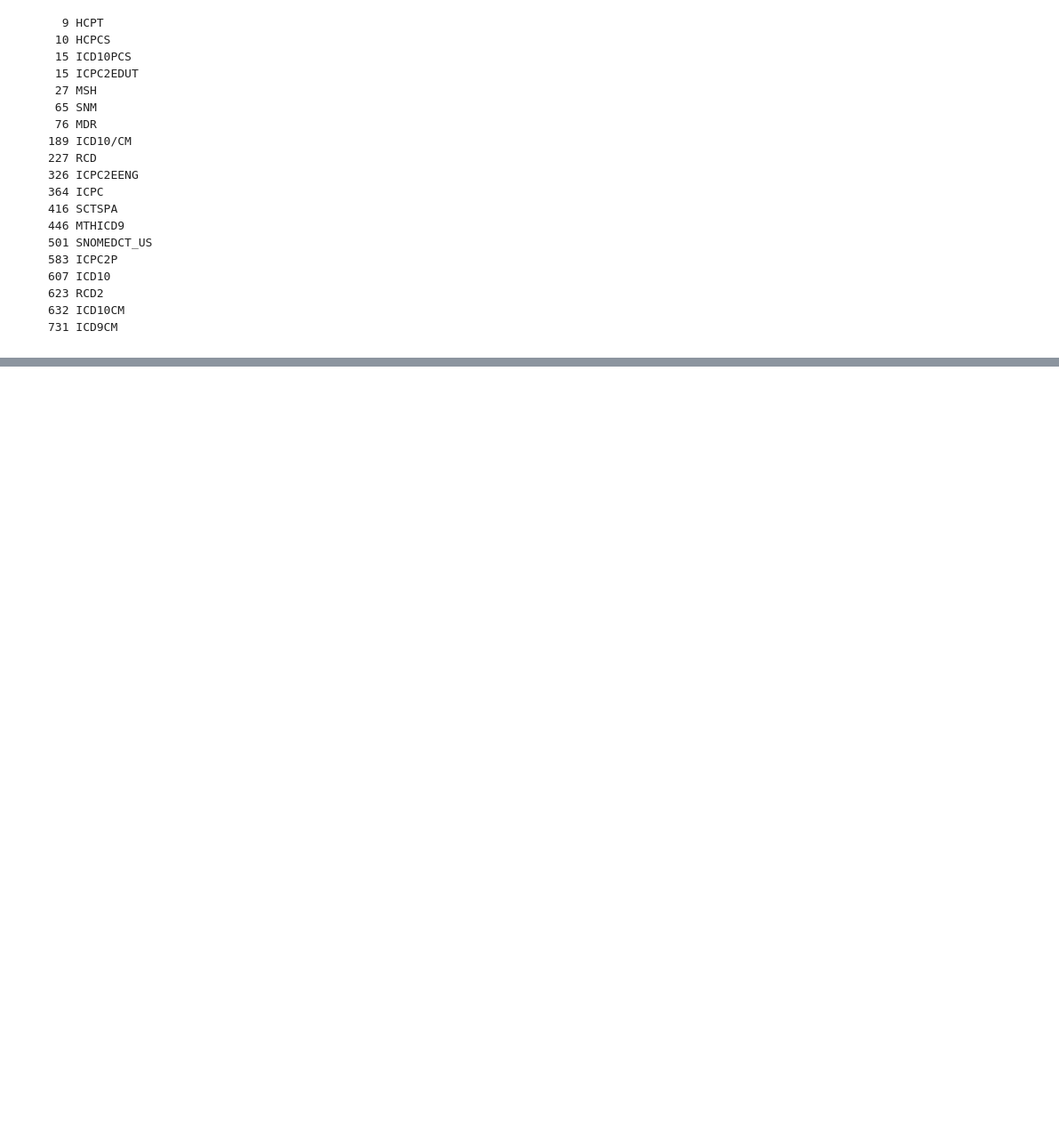
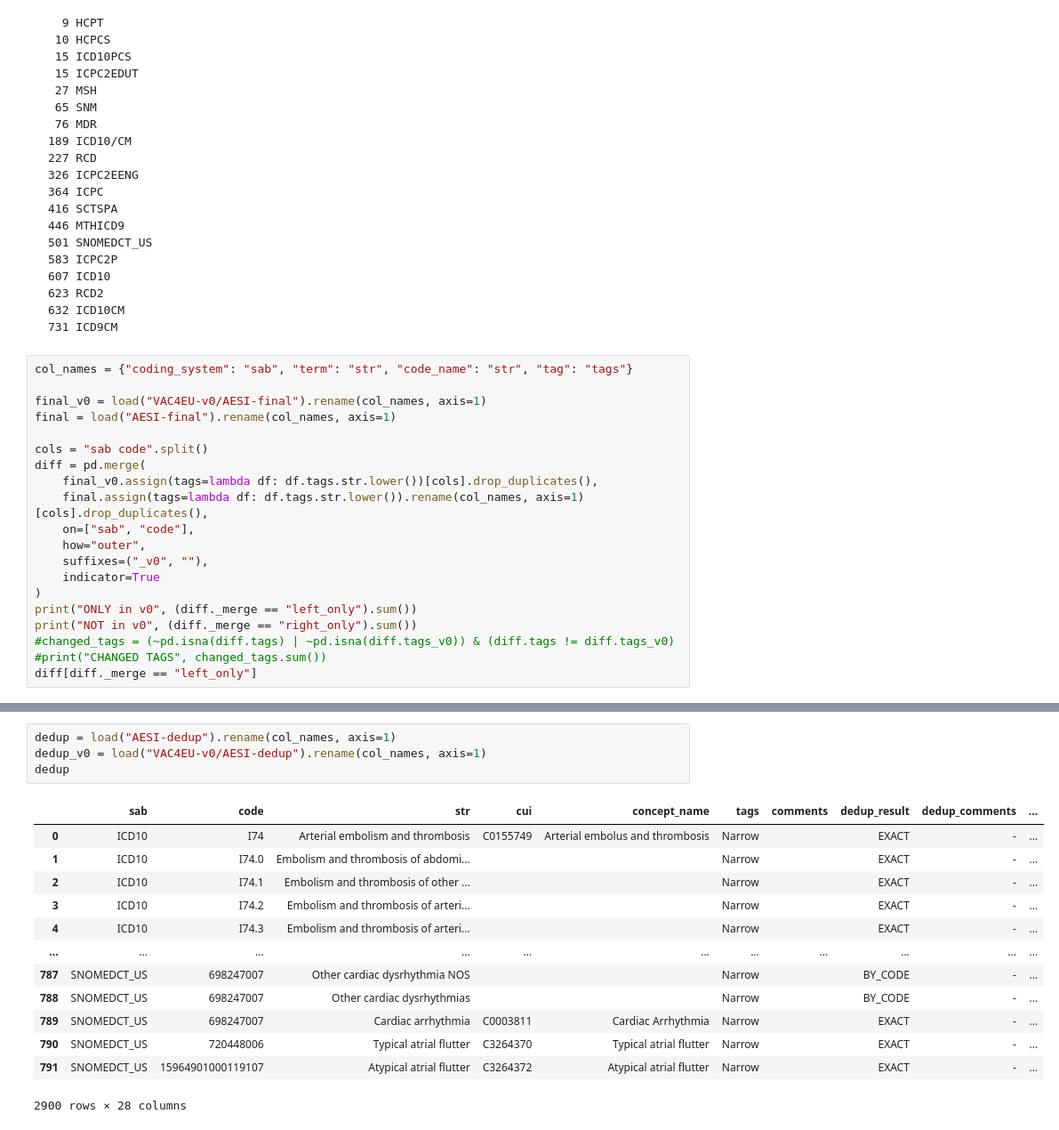
Before and after one commit to VAC4EU/Codemapper, a Jupyter notebook: AESI-import/overview.ipynb, the cells around one changed output, grey strips where cells are left out. Shown at 89% size. Drawn from its saved outputs; the diff is of its cells as text; blank space fills up the shorter version.

```diff
--- a/AESI-import/overview.ipynb
+++ b/AESI-import/overview.ipynb
@@ -129,3 +169,23 @@ echo 'select state from case_definitions ' \
     623 RCD2
     632 ICD10CM
     731 ICD9CM
+# %%
+col_names = {"coding_system": "sab", "term": "str", "code_name": "str", "tag": "tags"}
+
+final_v0 = load("VAC4EU-v0/AESI-final").rename(col_names, axis=1)
+final = load("AESI-final").rename(col_names, axis=1)
+
+cols = "sab code".split()
+diff = pd.merge(
+    final_v0.assign(tags=lambda df: df.tags.str.lower())[cols].drop_duplicates(),
+    final.assign(tags=lambda df: df.tags.str.lower()).rename(col_names, axis=1)[cols].drop_duplicates(),
+    on=["sab", "code"],
+    how="outer",
+    suffixes=("_v0", ""),
+    indicator=True
+)
+print("ONLY in v0", (diff._merge == "left_only").sum())
+print("NOT in v0", (diff._merge == "right_only").sum())
+#changed_tags = (~pd.isna(diff.tags) | ~pd.isna(diff.tags_v0)) & (diff.tags != diff.tags_v0)
+#print("CHANGED TAGS", changed_tags.sum())
+diff[diff._merge == "left_only"]
@@ -131,0 +252,18 @@ echo 'select state from case_definitions ' \
+# %%
+dedup = load("AESI-dedup").rename(col_names, axis=1)
+dedup_v0 = load("VAC4EU-v0/AESI-dedup").rename(col_names, axis=1)
+dedup
+# %% [output]
+|  | sab | code | str | cui | concept_name | tags | comments | dedup_result | dedup_comments | ... |
+| 0 | ICD10 | I74 | Arterial embolism and thrombosis | C0155749 | Arterial embolus and thrombosis | Narrow |  | EXACT | - | ... |
+| 1 | ICD10 | I74.0 | Embolism and thrombosis of abdomi... |  |  | Narrow |  | EXACT | - | ... |
+| 2 | ICD10 | I74.1 | Embolism and thrombosis of other ... |  |  | Narrow |  | EXACT | - | ... |
+| 3 | ICD10 | I74.2 | Embolism and thrombosis of arteri... |  |  | Narrow |  | EXACT | - | ... |
+| 4 | ICD10 | I74.3 | Embolism and thrombosis of arteri... |  |  | Narrow |  | EXACT | - | ... |
+| ... | ... | ... | ... | ... | ... | ... | ... | ... | ... | ... |
+| 787 | SNOMEDCT_US | 698247007 | Other cardiac dysrhythmia NOS |  |  | Narrow |  | BY_CODE | - | ... |
+| 788 | SNOMEDCT_US | 698247007 | Other cardiac dysrhythmias |  |  | Narrow |  | BY_CODE | - | ... |
+| 789 | SNOMEDCT_US | 698247007 | Cardiac arrhythmia | C0003811 | Cardiac Arrhythmia | Narrow |  | EXACT | - | ... |
+| 790 | SNOMEDCT_US | 720448006 | Typical atrial flutter | C3264370 | Typical atrial flutter | Narrow |  | EXACT | - | ... |
+| 791 | SNOMEDCT_US | 15964901000119107 | Atypical atrial flutter | C3264372 | Atypical atrial flutter | Narrow |  | EXACT | - | ... |
+2900 rows × 28 columns
```
Also changed, not shown: parts of 11 cells of this notebook, 4 other files.
